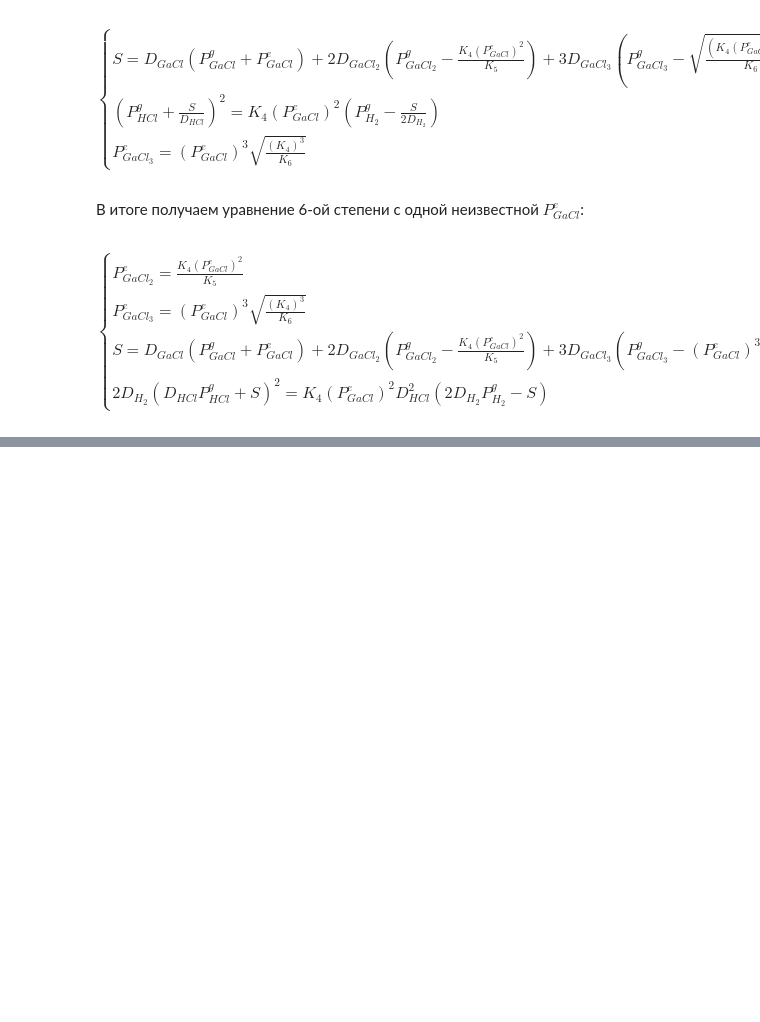
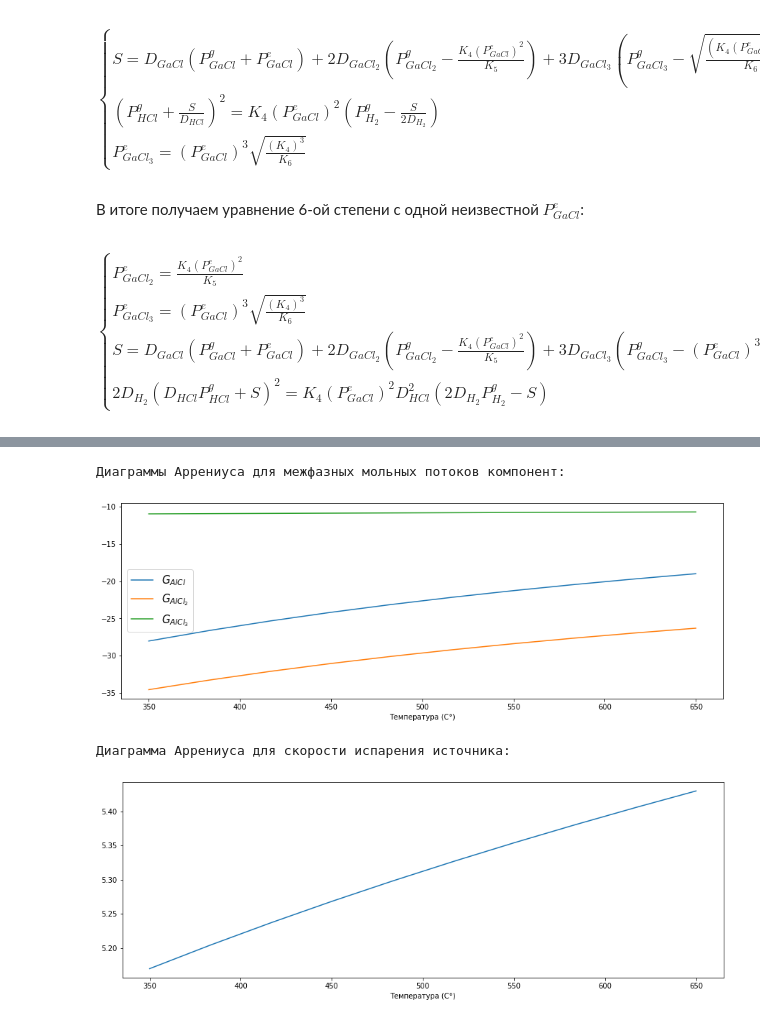
Before and after one commit to maxLundin/computational_methods, a Jupyter notebook: course_work/Task2.ipynb, the cells around one changed output, grey strips where cells are left out. Cells and saved outputs as stored; diff of their text form; code cells hidden in the pictures; blank space fills up the shorter version.

Commit message:
Task2 generalized for Task1, graphics added

```diff
--- a/course_work/Task2.ipynb
+++ b/course_work/Task2.ipynb
@@ -291,0 +352,35 @@ findPe(750 + 273.15)
+# %%
+import matplotlib.pyplot as plt
+
+def arrheniusDiagram(Ts, res):
+    return [math.log(abs(res[i])) - 1/(Ts[i]) for i in range(len(Ts))]
+
+def drawGraphics(El, ts, tf, elems = 10):
+    ABS_ZERO = -273.15
+    Ts = np.linspace(ts - ABS_ZERO, tf - ABS_ZERO, num=elems)
+    res_G_ElCl, res_G_ElCl2, res_G_ElCl3, res_V = list(map(list, zip(*map(getGV(El), Ts))))
+    arrheniusDiagram_G_ElCl  = arrheniusDiagram(Ts, res_G_ElCl)
+    arrheniusDiagram_G_ElCl2 = arrheniusDiagram(Ts, res_G_ElCl2)
+    arrheniusDiagram_G_ElCl3 = arrheniusDiagram(Ts, res_G_ElCl3)
+    arrheniusDiagram_V       = arrheniusDiagram(Ts, res_V)
+    Ts += ABS_ZERO
+    print("Диаграммы Аррениуса для межфазных мольных потоков компонент:")
+    plt.figure(figsize=(15,5))
+    plt.plot(Ts, arrheniusDiagram_G_ElCl)
+    plt.plot(Ts, arrheniusDiagram_G_ElCl2)
+    plt.plot(Ts, arrheniusDiagram_G_ElCl3)
+    plt.legend(['$G_{'+El+'Cl}$', '$G_{'+El+'Cl_2}$', '$G_{'+El+'Cl_3}$'], fontsize=15)
+    plt.xlabel("Температура (C°)")
+    plt.show()
+    print("Диаграмма Аррениуса для скорости испарения источника:")
+    plt.figure(figsize=(15,5))
+    plt.plot(Ts, arrheniusDiagram_V)
+    plt.xlabel("Температура (C°)")
+    plt.show()
+# %%
+drawGraphics("Al", 350, 650)
+# %% [output]
+Диаграммы Аррениуса для межфазных мольных потоков компонент:
+[figure, added]
+Диаграмма Аррениуса для скорости испарения источника:
+[figure, added]
```
Also changed, not shown: parts of 11 cells of this notebook.
